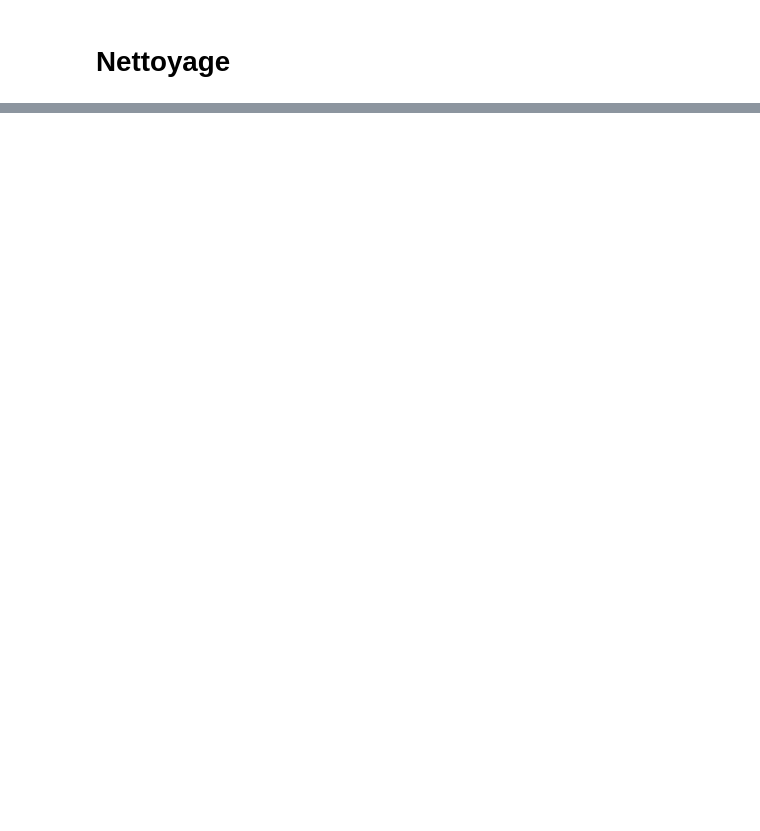
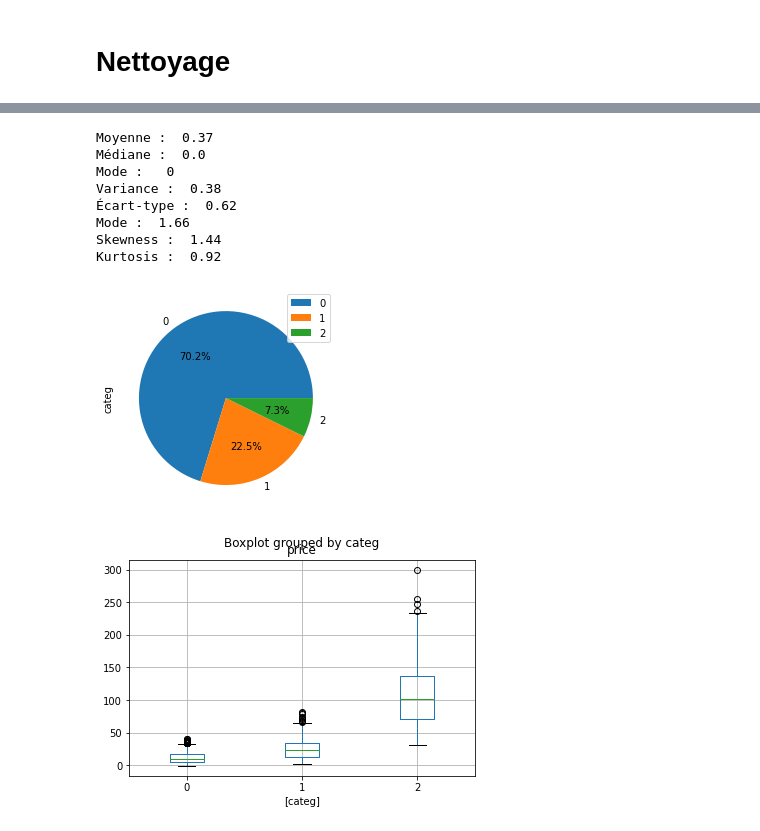
Before and after one commit to gllmfrnr/oc-da, a Jupyter notebook: p4/p4.ipynb, the cells around one changed output, grey strips where cells are left out. Saved outputs shown, nothing was run; the diff lists cells and outputs as text; code cells hidden in the pictures; blank space fills up the shorter version.

```diff
--- a/p4/p4.ipynb
+++ b/p4/p4.ipynb
@@ -446,0 +76,32 @@ Nombre de duplicats : 0
+# %%
+# Indicateurs univariés
+def indicateurs_uni(df, variable, type):
+
+  if type == 'quantitative':
+    print(
+          # Moyenne des valeurs de la variable
+          'Moyenne : ', round(df[variable].mean(), 2), '\n'
+          'Médiane : ', round(df[variable].median(), 2), '\n'
+          'Mode : ', df[variable].mode().to_string(index=False), '\n'
+          'Variance : ', round(df[variable].var(ddof=0), 2), '\n'
+          'Écart-type : ', round(df[variable].std(ddof=0), 2), '\n'
+          'Mode : ', round(
+              df[variable].std(ddof=0) / df[variable].mean()
+              , 2), '\n'
+          'Skewness : ', round(df[variable].skew(), 2), '\n'
+          'Kurtosis : ', round(df[variable].kurtosis(), 2), '\n'
+          )
+
+  if type == 'qualitative':
+    df[variable].value_counts(normalize=True).plot(
+        kind='bar', figsize=(4,4))
+    plt.show()
+
+  # Proportions
+  df[variable].value_counts(normalize=True).plot(
+      kind='pie', legend=True, autopct='%1.1f%%', figsize=(4,4))
+  plt.show()
+
+  # Box plot
+  df.boxplot(by=variable)
+  plt.show()
@@ -821,0 +897,14 @@ Indice de Gini : 0.4
+# %%
+# Variable 'categ' sur products
+indicateurs_uni(products, 'categ', 'quantitative')
+# %% [output]
+Moyenne :  0.37
+Médiane :  0.0
+Mode :   0
+Variance :  0.38
+Écart-type :  0.62
+Mode :  1.66
+Skewness :  1.44
+Kurtosis :  0.92
+[figure, added]
+[figure, added]
```
Also changed, not shown: parts of 108 cells of this notebook.
